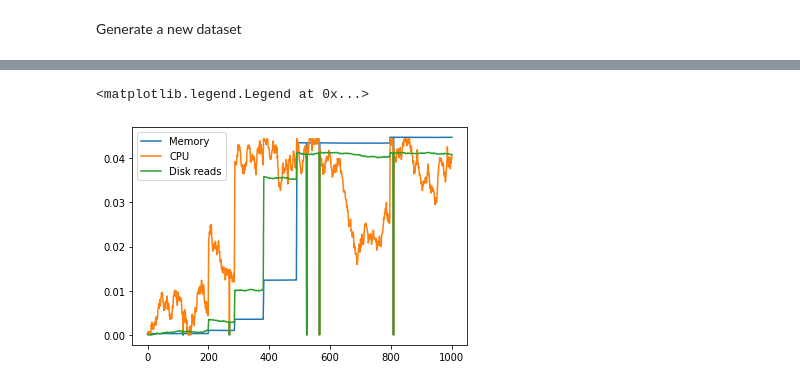
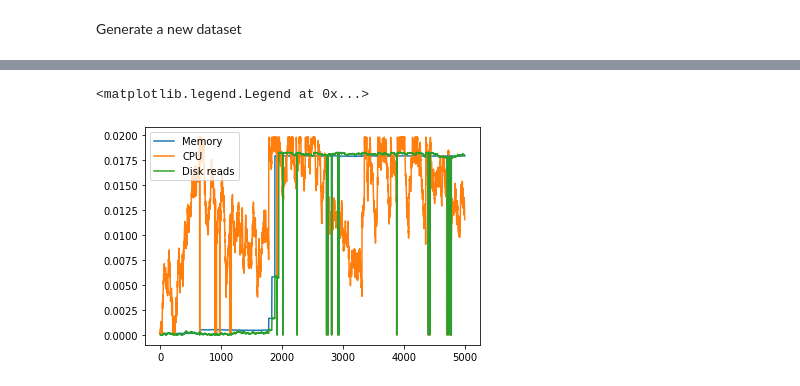
Before and after one commit to ruivieira/shi-models, a Jupyter notebook: notebooks/Introduction.ipynb, the cells around one changed output, grey strips where cells are left out. Drawn from its saved outputs; the diff is of its cells as text; code cells hidden in the pictures.

```diff
--- a/notebooks/Introduction.ipynb
+++ b/notebooks/Introduction.ipynb
@@ -121,7 +126,7 @@ data = mvn_random_walk(n=1000,
 # %%
-plt.plot(data[:,0]/np.linalg.norm(data[:,0]))
-plt.plot(data[:,1]/np.linalg.norm(data[:,1]))
-plt.plot(data[:,2]/np.linalg.norm(data[:,2]))
+for i in [0, 1, 2]:
+    plt.plot(normalise(data[:,i]))
+
 plt.legend(['Memory', 'CPU', 'Disk reads'], loc='upper left')
 # %% [output]
 <matplotlib.legend.Legend at 0x...>
@@ -129,19 +134,18 @@ plt.legend(['Memory', 'CPU', 'Disk reads'], loc='upper left')
 # %% [markdown]
 But we have no correlation between the variables. Let's add a correlation between `Memory` and `CPU`.
 # %%
-data = mvn_random_walk(n=1000,
+data = mvn_random_walk(n=N,
                        start=np.array([mem_mean, cpu_mean, dr_mean]),
                        cov=[[mem_v, 2.0, 0], [2.0, cpu_v, 0], [0, 0, dr_v]],
                        min_allowed=[mem_min, cpu_min, dr_min],
                        max_allowed=[mem_max, cpu_max, dr_max],
-                       anomaly_scale=1.5,
+                       anomaly_scale=0.2,
                        anomaly_rate=0.01,
-                       positive=True,
                        sticky=True)
 # %%
-plt.plot(data[:,0]/np.linalg.norm(data[:,0]))
-plt.plot(data[:,1]/np.linalg.norm(data[:,1]))
-plt.plot(data[:,2]/np.linalg.norm(data[:,2]))
+for i in [0, 1, 2]:
+    plt.plot(normalise(data[:,i]))
+
 plt.legend(['Memory', 'CPU', 'Disk reads'], loc='upper left')
 # %% [output]
 <matplotlib.legend.Legend at 0x...>
@@ -245,12 +251,11 @@ RandomForestClassifier(max_depth=2, random_state=23)
 # %% [markdown]
 Generate a new dataset
 # %%
-data_test = mvn_random_walk(n=1000,
+data_test = mvn_random_walk(n=N,
                        start=np.array([mem_mean, cpu_mean, dr_mean]),
                        cov=[[mem_v, 2.0, 0], [2.0, cpu_v, 0], [0, 0, dr_v]],
                        min_allowed=[mem_min, cpu_min, dr_min],
                        max_allowed=[mem_max, cpu_max, dr_max],
                        anomaly_scale=1.5,
                        anomaly_rate=0.01,
-                       positive=True,
                        sticky=True)
@@ -266,11 +262,11 @@ array([[1.00000000e+02, 1.00000000e+00, 1.00000000e+01],
 # %%
-plt.plot(data_test[:,0]/np.linalg.norm(data_test[:,0]))
-plt.plot(data_test[:,1]/np.linalg.norm(data_test[:,1]))
-plt.plot(data_test[:,2]/np.linalg.norm(data_test[:,2]))
+for i in [0, 1, 2]:
+    plt.plot(normalise(data_test[:,i]))
+
 plt.legend(['Memory', 'CPU', 'Disk reads'], loc='upper left')
 # %% [output]
 <matplotlib.legend.Legend at 0x...>
-[figure, old version]
+[figure, new version]
 # %%
 predictions = clf.predict(data_test)
 # %%
```
Also changed, not shown: parts of 23 cells of this notebook.
